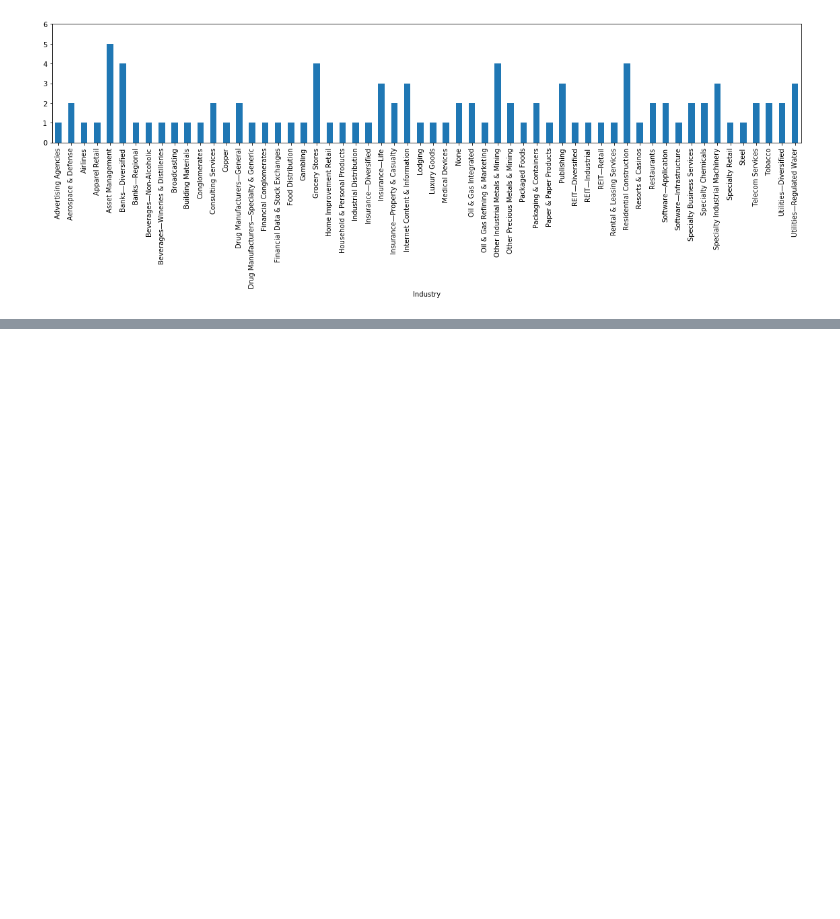
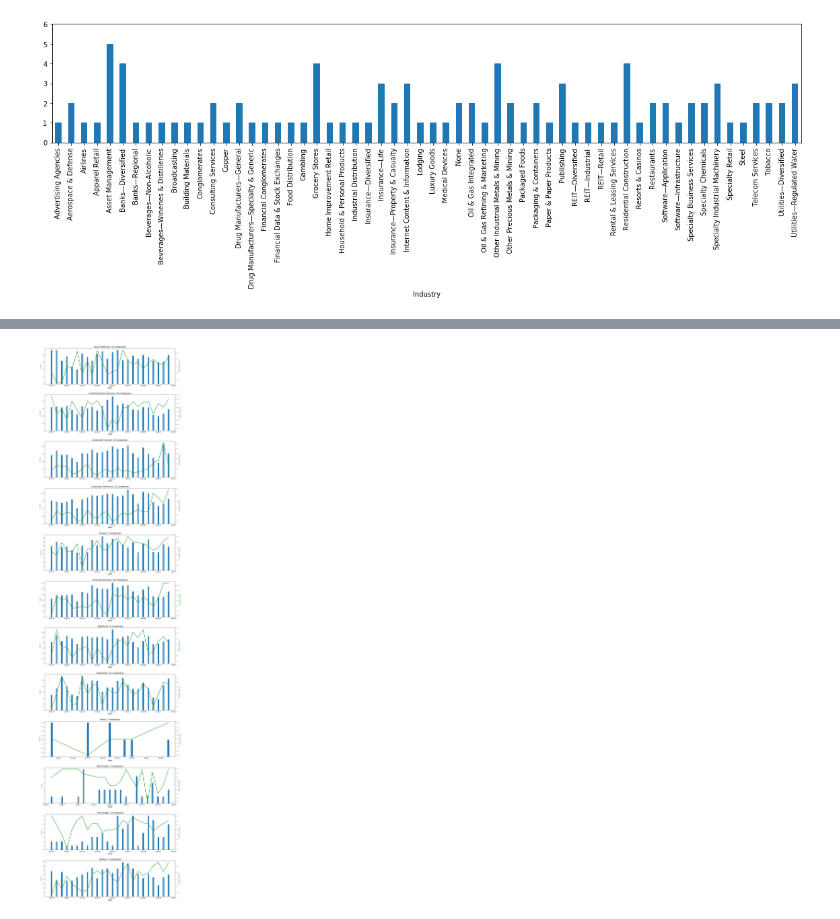
Before and after one commit to stancld/MSc-Project, a Jupyter notebook: Exploration/FTSE 100.ipynb, the cells around one changed output, grey strips where cells are left out. Saved outputs shown, nothing was run; the diff lists cells and outputs as text; code cells hidden in the pictures; blank space fills up the shorter version.

```diff
--- a/Exploration/FTSE 100.ipynb
+++ b/Exploration/FTSE 100.ipynb
@@ -146,0 +245,3 @@ plt.tight_layout()
+# %%
+min_date = datetime.strptime('2018-7-1', '%Y-%m-%d')
+max_date = datetime.strptime('2020-6-30', '%Y-%m-%d')
@@ -146,0 +250,15 @@ plt.tight_layout()
+# %%
+reviews_MonthSector = pd.DataFrame(reviews_df[(reviews_df.Date >= min_date) & (reviews_df.Date <= max_date)]
+ .groupby(['Sector', 'Year-Month'])
+ .agg(['count', 'mean'])
+)
+
+reviews_MonthSector = pd.DataFrame(
+    reviews_MonthSector.to_records()
+)[['Sector', 'Year-Month', "('Rating', 'mean')", "('Rating', 'count')"]]
+
+reviews_MonthSector.columns = ['Sector', 'Year-Month', 'Rating', 'Count']
+# %%
+sectors = reviews_MonthSector.Sector.unique()
+
+reviews_MonthSector
@@ -146,0 +279,35 @@ plt.tight_layout()
+# %%
+fig, axes = plt.subplots(len(sectors),1, figsize = (16,5*len(sectors) ))
+
+for i, sector in enumerate(sectors):
+    no_companies = companies[companies.Sector == sector].shape[0]
+
+    axes[i].set_xlabel('Date', fontsize=14)
+    axes[i].set_title(f'{sector}: {no_companies} companies', fontsize=16)
+
+    color = 'tab:blue'
+    axes[i].set_ylabel('Count', color=color, fontsize=12)  # we already handled the x-label with ax1
+    axes[i].bar(
+        reviews_MonthSector[reviews_MonthSector.Sector == sector]['Year-Month'],
+        reviews_MonthSector[reviews_MonthSector.Sector == sector]['Count'],
+        color=color,
+        width=8
+    )
+    axes[i].tick_params(axis='y', labelcolor=color)
+
+    ax2 = axes[i].twinx()  # instantiate a second axes that shares the same x-axis
+
+    color = 'tab:green'
+
+    ax2.set_ylabel('Rating (mean)', color=color, fontsize=12)
+    ax2.plot(
+        reviews_MonthSector[reviews_MonthSector.Sector == sector]['Year-Month'],
+        reviews_MonthSector[reviews_MonthSector.Sector == sector]['Rating'],
+        color=color,
+        linewidth=3
+    )
+    ax2.tick_params(axis='y', labelcolor=color)
+
+plt.tight_layout(pad=3.0)
+# %% [output]
+[figure, added]
```
Also changed, not shown: parts of 23 cells of this notebook.
